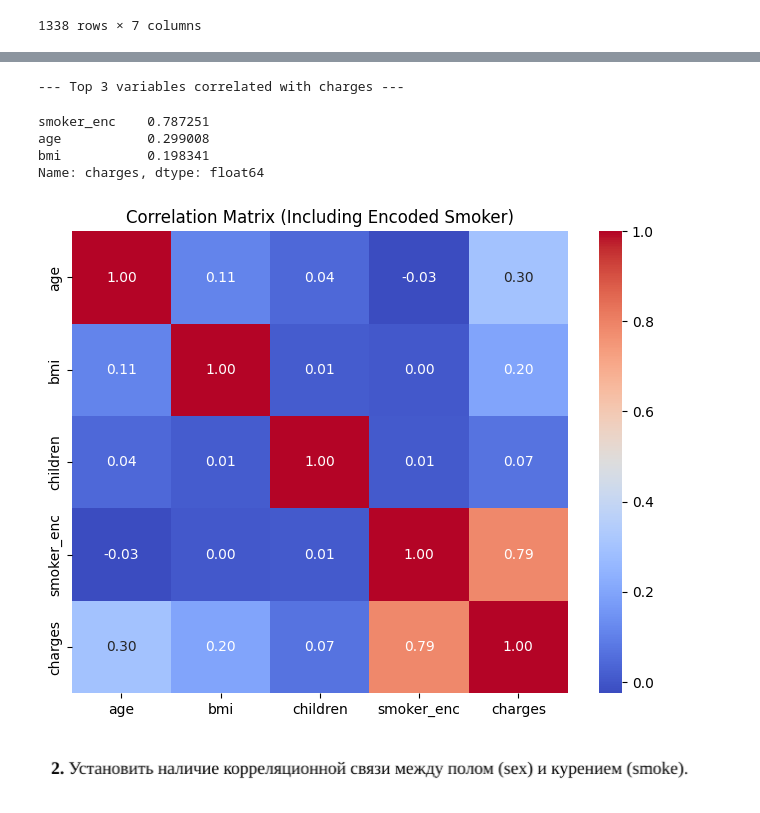
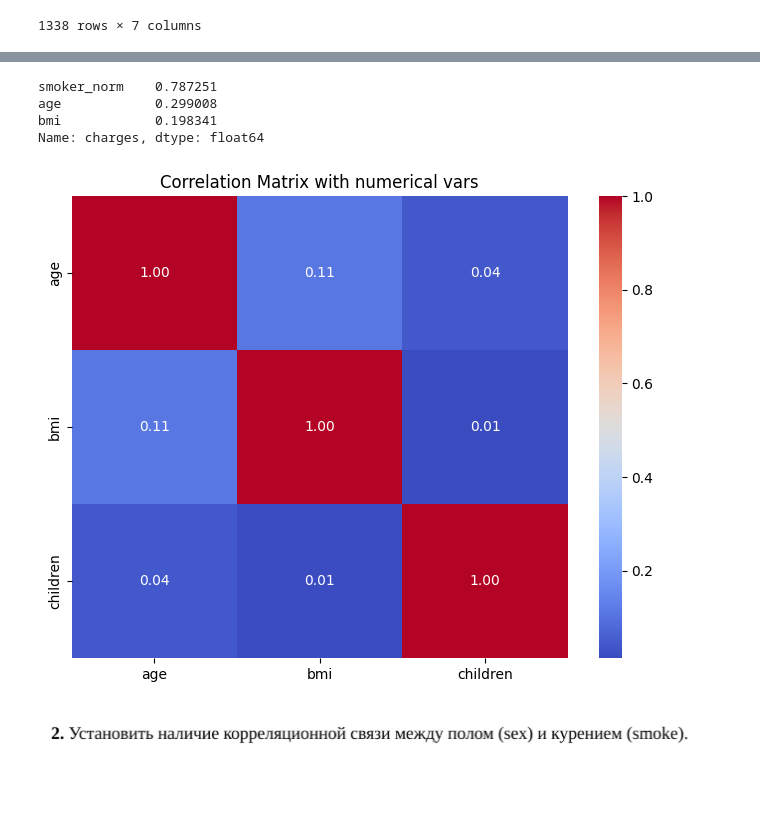
Before and after one commit to Qweyke/class-stat-methods-of-info-processing, a Jupyter notebook: lab_8/correlation_anova.ipynb, the cells around one changed output, grey strips where cells are left out. Drawn from its saved outputs; the diff is of its cells as text; code cells hidden in the pictures.

```diff
--- a/lab_8/correlation_anova.ipynb
+++ b/lab_8/correlation_anova.ipynb
@@ -113,9 +113,9 @@ def calculate_kendall(x, y):
     return man_tau, lib_tau, man_p, lib_p
 
 
-# 1.2 Calculation loop
+can_check_critical_target = check_normality_chi2(df[target])
 for var in numerical_vars:
-    can_check_critical = check_normality_chi2(df[var])
+    can_check_critical = check_normality_chi2(df[var]) and can_check_critical_target
 
     # Pearson (Numerical)
     pearson_man_r, pearson_lib_r, pearson_man_p, pearson_lib_p = calculate_pearson(
@@ -143,48 +143,47 @@ for var in numerical_vars:
             ],
             "Spearman_r": [spearman_man_r, spearman_lib_r],
             "Spearman_p-val": [spearman_man_p, spearman_lib_p],
             "Spearman_signif": [spearman_man_p < alpha, spearman_lib_p < alpha],
             "Kendall_tau": [man_tau, lib_tau],
             "Kendall_p-val": [kendall_man_p, kendall_lib_p],
             "Kendall_signif": [kendall_man_p < alpha, kendall_lib_p < alpha],
         }
     )
 
 corr_df = pd.DataFrame(corr_results)
 display(corr_df)
 
 # Find top-3 correlations
-df_temp = df.copy()
-df_temp["smoker_enc"] = df_temp["smoker"].map({"yes": 1, "no": 0})
-full_corr = (
-    df_temp[numerical_vars + ["smoker_enc", "charges"]]
-    .corr()["charges"]
-    .sort_values(ascending=False)
+df_encoded = df.copy()
+df_encoded["smoker_norm"] = df_encoded["smoker"].map({"yes": 1, "no": 0})
+df_encoded["sex_norm"] = df_encoded["sex"].map({"male": 1, "female": 0})
+correlations = (
+    df_encoded.corr(numeric_only=True)["charges"].abs().sort_values(ascending=False)
 )
+top_3_features = correlations.iloc[1:4]
 
-display(full_corr[1:4])  # Skipping 'charges' itself
+display(top_3_features)
 
 # 1.4 Heatmap
 plt.figure(figsize=(8, 6))
 sns.heatmap(
-    df_temp[numerical_vars + ["smoker_enc", "charges"]].corr(),
+    df[numerical_vars].corr(),
     annot=True,
     cmap="coolwarm",
     fmt=".2f",
 )
-plt.title("Correlation Matrix (Including Encoded Smoker)")
+plt.title("Correlation Matrix with numerical vars")
 plt.show()
 # %% [output]
 |  | Variable | Normal distributed | Pearson_r | Pearson p-val | Pearson_signif | Spearman_r | Spearman_p-val | ... |
 | 0 | age | False | [0.29900819333064765, 0.299008193... | [None, None] | [Pass, Pass] | [0.534392133771846, 0.53439213377... | [1.130692027803348e-99, 1.1306920... | ... |
 | 1 | bmi | False | [0.19834096883362887, 0.198340968... | [None, None] | [Pass, Pass] | [0.11939590358331145, 0.119395903... | [1.1926059544526762e-05, 1.192605... | ... |
 | 2 | children | False | [0.0679982268479048, 0.0679982268... | [None, None] | [Pass, Pass] | [0.13333894319168216, 0.133338943... | [9.846806132997293e-07, 9.8468061... | ... |
---- Top 3 variables correlated with charges ---
+smoker_norm    0.787251
+age            0.299008
+bmi            0.198341
+Name: charges, dtype: float64
-smoker_enc    0.787251
-age           0.299008
-bmi           0.198341
-Name: charges, dtype: float64
-[figure, old version]
+[figure, new version]
 # %% [markdown]
 ![image.png](attachment:image.png)
 # %%
```
Also changed, not shown: parts of 3 cells of this notebook, 1 other file.
